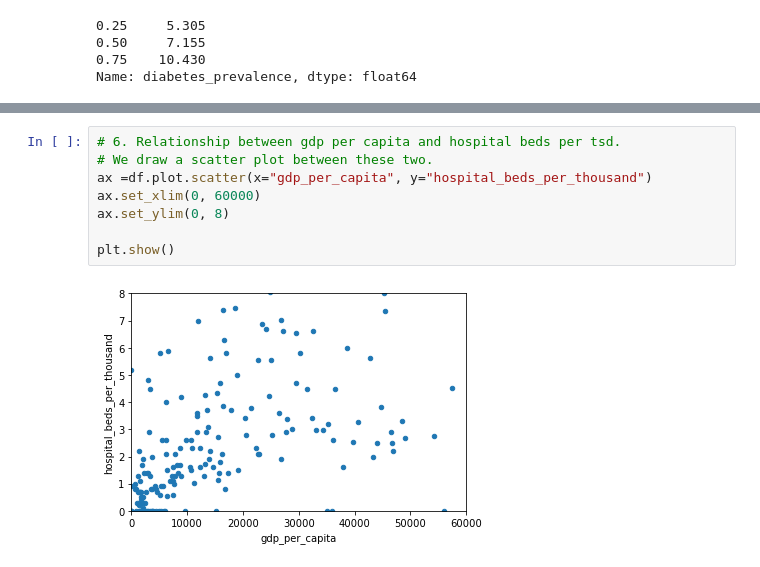
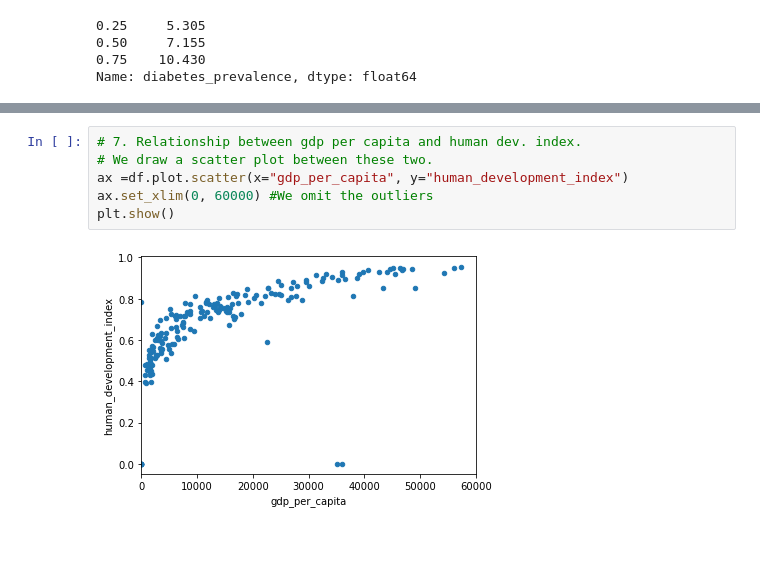
Before and after one commit to Yung-Hsin-Chen/Causalities-of-Covid-Pandemics, a Jupyter notebook: final_project/src/visualization/visualize_EDA.ipynb, the cells around one changed output, grey strips where cells are left out. Cells and saved outputs as stored; diff of their text form; blank space fills up the shorter version.

```diff
--- a/final_project/src/visualization/visualize_EDA.ipynb
+++ b/final_project/src/visualization/visualize_EDA.ipynb
@@ -94,10 +95,8 @@ Name: hospital_beds_per_thousand, dtype: float64
 # %%
-# 6. Relationship between gdp per capita and hospital beds per tsd.
+# 7. Relationship between gdp per capita and human dev. index.
 # We draw a scatter plot between these two.
-ax =df.plot.scatter(x="gdp_per_capita", y="hospital_beds_per_thousand")
-ax.set_xlim(0, 60000)
-ax.set_ylim(0, 8)
-
+ax =df.plot.scatter(x="gdp_per_capita", y="human_development_index")
+ax.set_xlim(0, 60000) #We omit the outliers
 plt.show()
 # %% [output]
-[figure, old version]
+[figure, new version]
```
Also changed, not shown: parts of 7 cells of this notebook, 14 other files.
